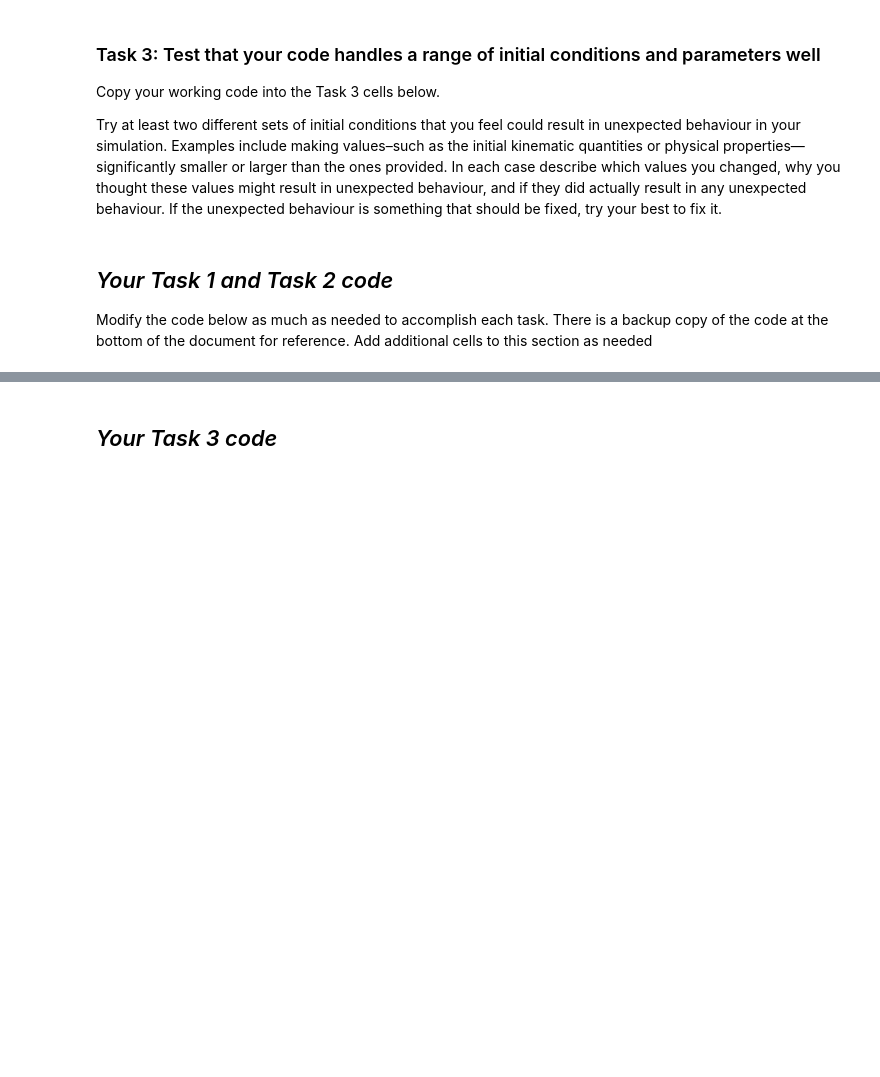
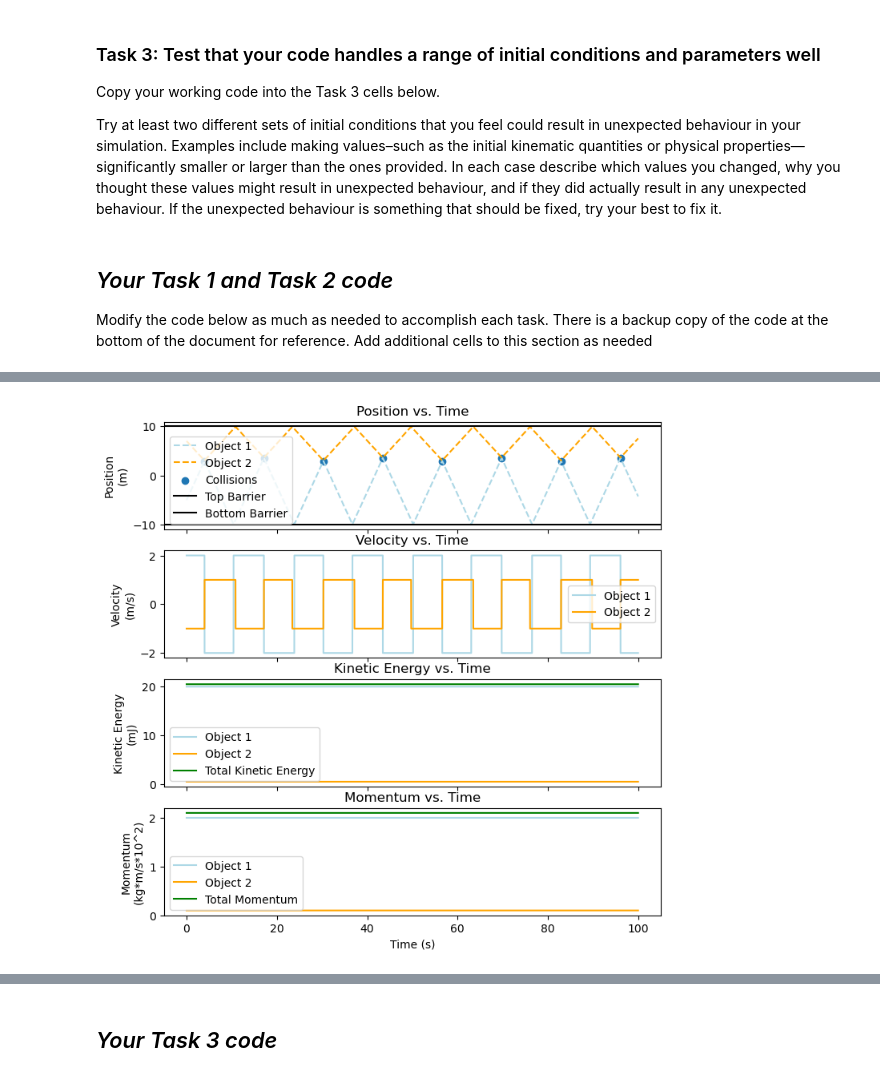
Before and after one commit to mufaro3/physics-210, a Jupyter notebook: Homework/Homework05.ipynb, the cells around one changed output, grey strips where cells are left out. Saved outputs shown, nothing was run; the diff lists cells and outputs as text; code cells hidden in the pictures; blank space fills up the shorter version.

```diff
--- a/Homework/Homework05.ipynb
+++ b/Homework/Homework05.ipynb
@@ -54,6 +54,9 @@ class RigidBody:
         self.velocity[0]     = self.initial_velocity
         self.acceleration[0] = self.initial_acceleration
 
+    def __hash__(self):
+        return hash(self.name)
+
     def distance_to(self, other_body, i):
         return np.sqrt(np.sum((self.position[i] - other_body.position[i])**2))
 
@@ -65,28 +68,33 @@ class RigidBody:
             abs(self.position[i] - bottom_barrier) <= collision_radius or \
             abs(self.position[i] - top_barrier) <= collision_radius
 # %%
-def simulate(objects, time_range, dt, collision_radius=0.1,
-             bottom_barrier=-10, top_barrier=10):
+def simulate(objects, time_range, dt,
+             collision_radius=0.1,
+             bottom_barrier=-10,
+             top_barrier=10):
     time = np.arange(time_range[0], time_range[1], dt)
     total_frames = np.size(time)
+    collisions = set()
 
     for body in objects:
         body.init(total_frames)
 
-    for i in range(1,total_frames):
+    for i in range(1, total_frames):
         # update positions
         for body in objects:
-            body.position[i] = body.position[i-1] + body.velocity[i-1] * dt
+            body.position[i] = body.position[i-1] + body.velocity[i-1]     * dt
             body.velocity[i] = body.velocity[i-1] + body.acceleration[i-1] * dt
+            body.acceleration[i] = body.acceleration[i-1]
 
         # detect collisions
         to_invert = set()
 
-        for i, body in enumerate(objects):
-            for other_body in objects[i+1:]:
+        for first_body_idx, body in enumerate(objects):
+            for other_body in objects[first_body_idx+1:]:
                 if body.collided_with(other_body, collision_radius, i):
+                    collisions.add((time[i], body.position[i]))
                     to_invert.add(body)
-                    to_invert.add(other)
+                    to_invert.add(other_body)
 
         for body in objects:
             if body.near_barrier(bottom_barrier, top_barrier, collision_radius, i):
@@ -95,12 +103,12 @@ def simulate(objects, time_range, dt, collision_radius=0.1,
         for body in to_invert:
             body.velocity[i] *= -1
 
-        if len(to_invert) != 0:
-            print(i, [b.name for b in to_invert])
-
     # ending calculations
     for body in objects:
-        body.momentum = body.mass * body.velocity
+        body.momentum = body.mass * abs(body.velocity)
         body.energy = (1/2) * body.mass * body.velocity ** 2
 
-    return time
+    # transpose collisions
+    collisions = np.array(list(zip(*collisions)))
+
+    return time, collisions
@@ -107,3 +167,7 @@ def simulate(objects, time_range, dt, collision_radius=0.1,
+# %%
+def simulate_and_plot(objects, time_range, dt):
+    time, collisions = simulate(objects, time_range, dt)
+    plot_results(objects, time, collisions)
 # %%
 object_1 = RigidBody(
     initial_position = -5,
@@ -181,0 +189,4 @@ print(object_1.position)
+# %%
+simulate_and_plot([object_1, object_2], time_range=(0, 100), dt=0.01)
+# %% [output]
+[figure, added]
```
Also changed, not shown: parts of 15 cells of this notebook.
